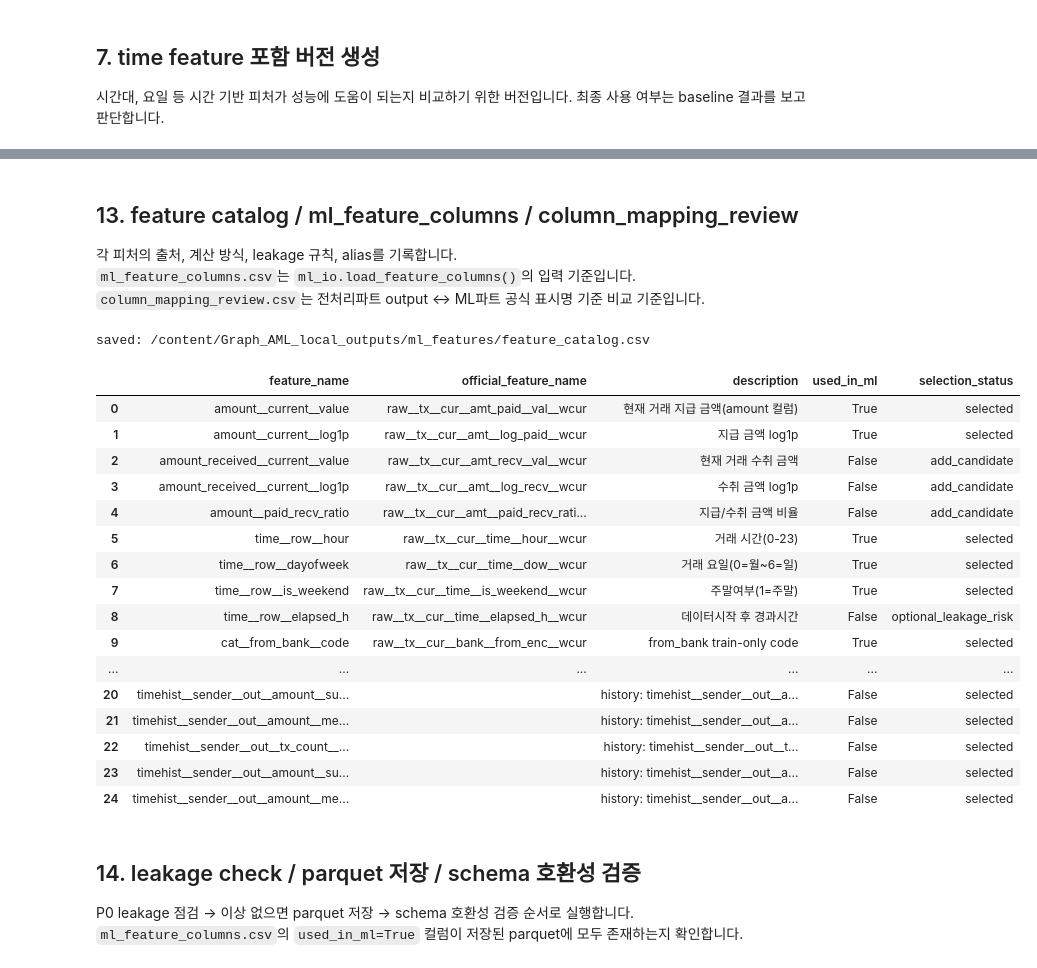
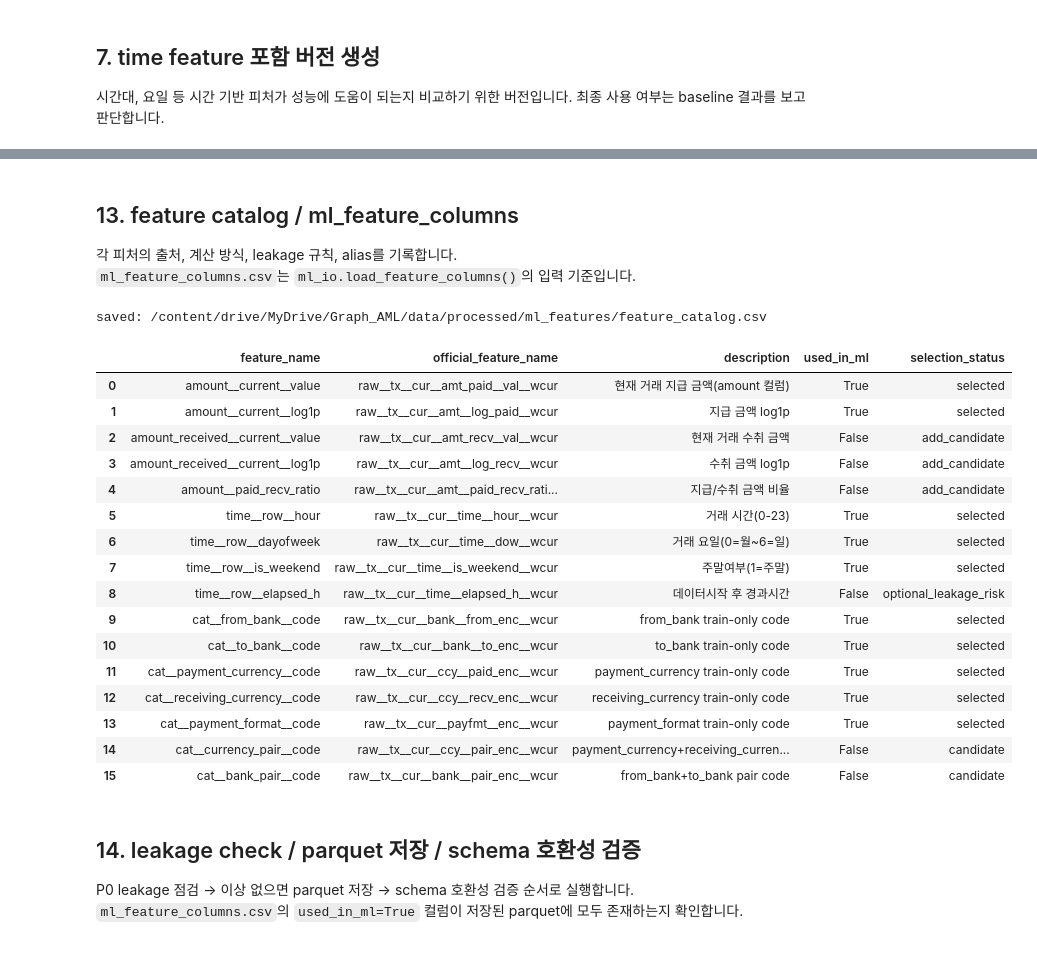
Before and after one commit to JKYUPSYCHE/Graph_AML, a Jupyter notebook: data/preprocessing/03_ml_feature_process.ipynb, the cells around one changed output, grey strips where cells are left out. Saved outputs shown, nothing was run; the diff lists cells and outputs as text; code cells hidden in the pictures.

Commit message:
[Data] edit preprocessing code

```diff
--- a/data/preprocessing/03_ml_feature_process.ipynb
+++ b/data/preprocessing/03_ml_feature_process.ipynb
@@ -1551,9 +1104,8 @@ ml_exp01_Xy: rows=5,078,345, cols=49
 # %% [markdown]
-## 13. feature catalog / ml_feature_columns / column_mapping_review
+## 13. feature catalog / ml_feature_columns
 
 각 피처의 출처, 계산 방식, leakage 규칙, alias를 기록합니다.
 `ml_feature_columns.csv`는 `ml_io.load_feature_columns()`의 입력 기준입니다.
-`column_mapping_review.csv`는 전처리파트 output ↔ ML파트 공식 표시명 기준 비교 기준입니다.
 # %%
 # ============================================================
 # feature_catalog.csv
@@ -1619,46 +1171,41 @@ def make_feature_catalog():
         'cat__currency_pair__code':'raw__tx__cur__ccy__pair_enc__wcur',
         'cat__bank_pair__code':'raw__tx__cur__bank__pair_enc__wcur',
     }
     for pair_col, (col_a, col_b) in PAIR_ENCODING_DEFS.items():
         add(pair_col, _pair_j.get(pair_col,''), f'{col_a}+{col_b} pair code',
             f'{col_a},{col_b}', 'colA||colB train-only code','numeric/int','코드(순서없음)','현재거래','unseen pair->-1','train only fit',False,
             'candidate. 성능비교후 used_in_ml=True로 활성화 가능','PART2','candidate')
 
-    # history feature
-    for feat in ML01_HISTORY_FEATURE_COLS:
-        add(feat, '', f'history: {feat}', 'sender/receiver,amount,timestamp',
-            'window past-only agg','numeric','건수/금액',feat.split('__')[-1],'window없->0','ts<current',False,
-            'ml_exp01 전용. 기본 used_in_ml=False. ml_feature_columns.csv에서 True로 변경 시 ml_exp01 실험에서 활성화 가능','PART2')
 
     return pd.DataFrame(records)
 
 
 feature_catalog_df = make_feature_catalog()
-catalog_path = CONFIG['LOCAL_OUTPUT_DIR'] / 'feature_catalog.csv'
+catalog_path = CONFIG['DRIVE_OUTPUT_DIR'] / 'feature_catalog.csv'
 feature_catalog_df.to_csv(catalog_path, index=False, encoding='utf-8-sig')
 print('saved:', catalog_path)
 # feature_name = 실제 parquet 컬럼명 / official_feature_name = ML파트 공식 표시명
 display(feature_catalog_df[['feature_name','official_feature_name',
                              'description','used_in_ml','selection_status']].head(25))
 # %% [output]
-saved: /content/Graph_AML_local_outputs/ml_features/feature_catalog.csv
+saved: /content/drive/MyDrive/Graph_AML/data/processed/ml_features/feature_catalog.csv
 |  | feature_name | official_feature_name | description | used_in_ml | selection_status |
 | 0 | amount__current__value | raw__tx__cur__amt_paid__val__wcur | 현재 거래 지급 금액(amount 컬럼) | True | selected |
 | 1 | amount__current__log1p | raw__tx__cur__amt__log_paid__wcur | 지급 금액 log1p | True | selected |
 | 2 | amount_received__current__value | raw__tx__cur__amt_recv__val__wcur | 현재 거래 수취 금액 | False | add_candidate |
 | 3 | amount_received__current__log1p | raw__tx__cur__amt__log_recv__wcur | 수취 금액 log1p | False | add_candidate |
 | 4 | amount__paid_recv_ratio | raw__tx__cur__amt__paid_recv_rati... | 지급/수취 금액 비율 | False | add_candidate |
 | 5 | time__row__hour | raw__tx__cur__time__hour__wcur | 거래 시간(0-23) | True | selected |
 | 6 | time__row__dayofweek | raw__tx__cur__time__dow__wcur | 거래 요일(0=월~6=일) | True | selected |
 | 7 | time__row__is_weekend | raw__tx__cur__time__is_weekend__wcur | 주말여부(1=주말) | True | selected |
 | 8 | time__row__elapsed_h | raw__tx__cur__time__elapsed_h__wcur | 데이터시작 후 경과시간 | False | optional_leakage_risk |
 | 9 | cat__from_bank__code | raw__tx__cur__bank__from_enc__wcur | from_bank train-only code | True | selected |
-| ... | ... | ... | ... | ... | ... |
-| 20 | timehist__sender__out__amount__su... |  | history: timehist__sender__out__a... | False | selected |
-| 21 | timehist__sender__out__amount__me... |  | history: timehist__sender__out__a... | False | selected |
-| 22 | timehist__sender__out__tx_count__... |  | history: timehist__sender__out__t... | False | selected |
-| 23 | timehist__sender__out__amount__su... |  | history: timehist__sender__out__a... | False | selected |
-| 24 | timehist__sender__out__amount__me... |  | history: timehist__sender__out__a... | False | selected |
+| 10 | cat__to_bank__code | raw__tx__cur__bank__to_enc__wcur | to_bank train-only code | True | selected |
+| 11 | cat__payment_currency__code | raw__tx__cur__ccy__paid_enc__wcur | payment_currency train-only code | True | selected |
+| 12 | cat__receiving_currency__code | raw__tx__cur__ccy__recv_enc__wcur | receiving_currency train-only code | True | selected |
+| 13 | cat__payment_format__code | raw__tx__cur__payfmt__enc__wcur | payment_format train-only code | True | selected |
+| 14 | cat__currency_pair__code | raw__tx__cur__ccy__pair_enc__wcur | payment_currency+receiving_curren... | False | candidate |
+| 15 | cat__bank_pair__code | raw__tx__cur__bank__pair_enc__wcur | from_bank+to_bank pair code | False | candidate |
 # %% [markdown]
 ## 14. leakage check / parquet 저장 / schema 호환성 검증
 
```
Also changed, not shown: parts of 31 cells of this notebook, 5 other files.
